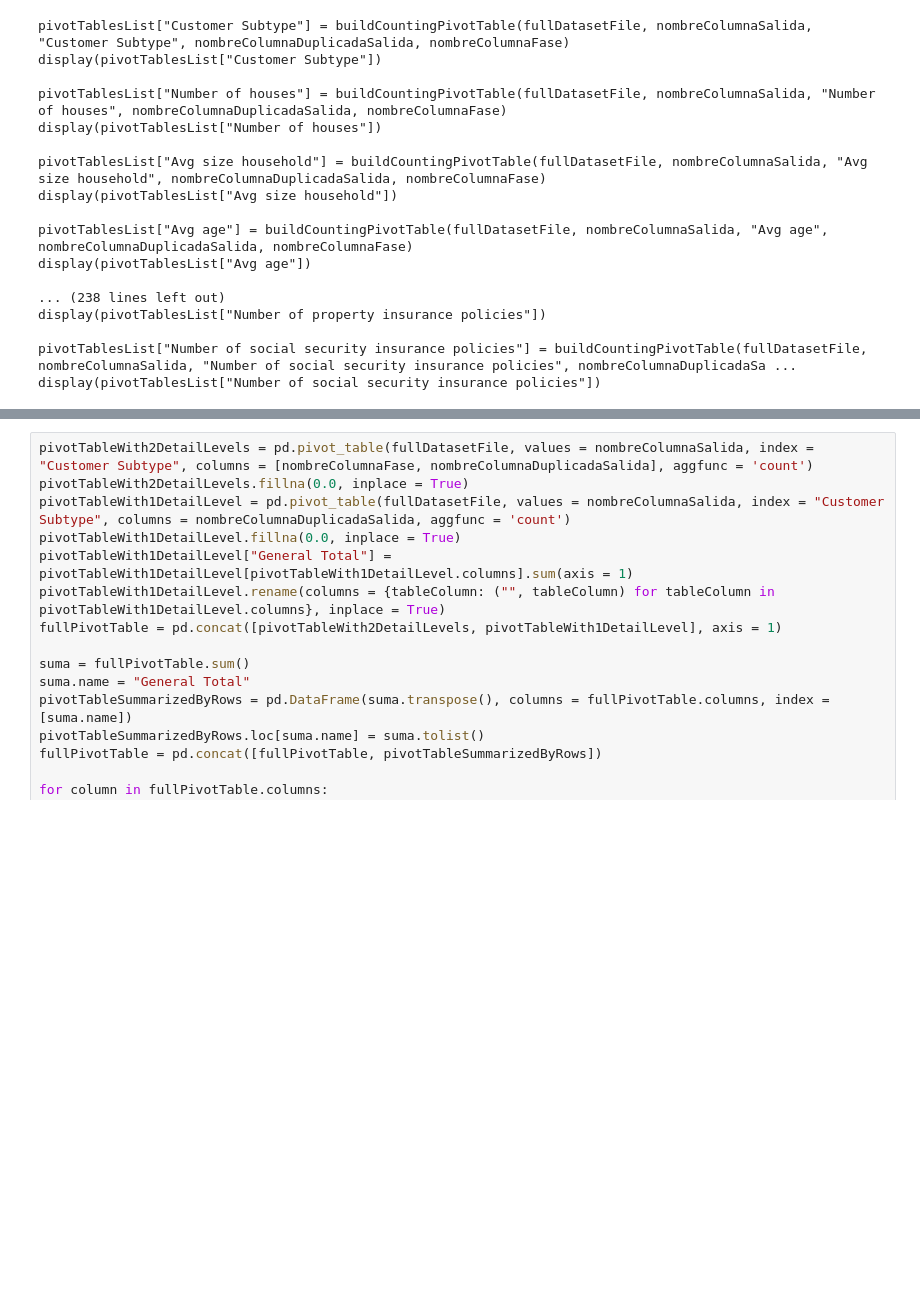
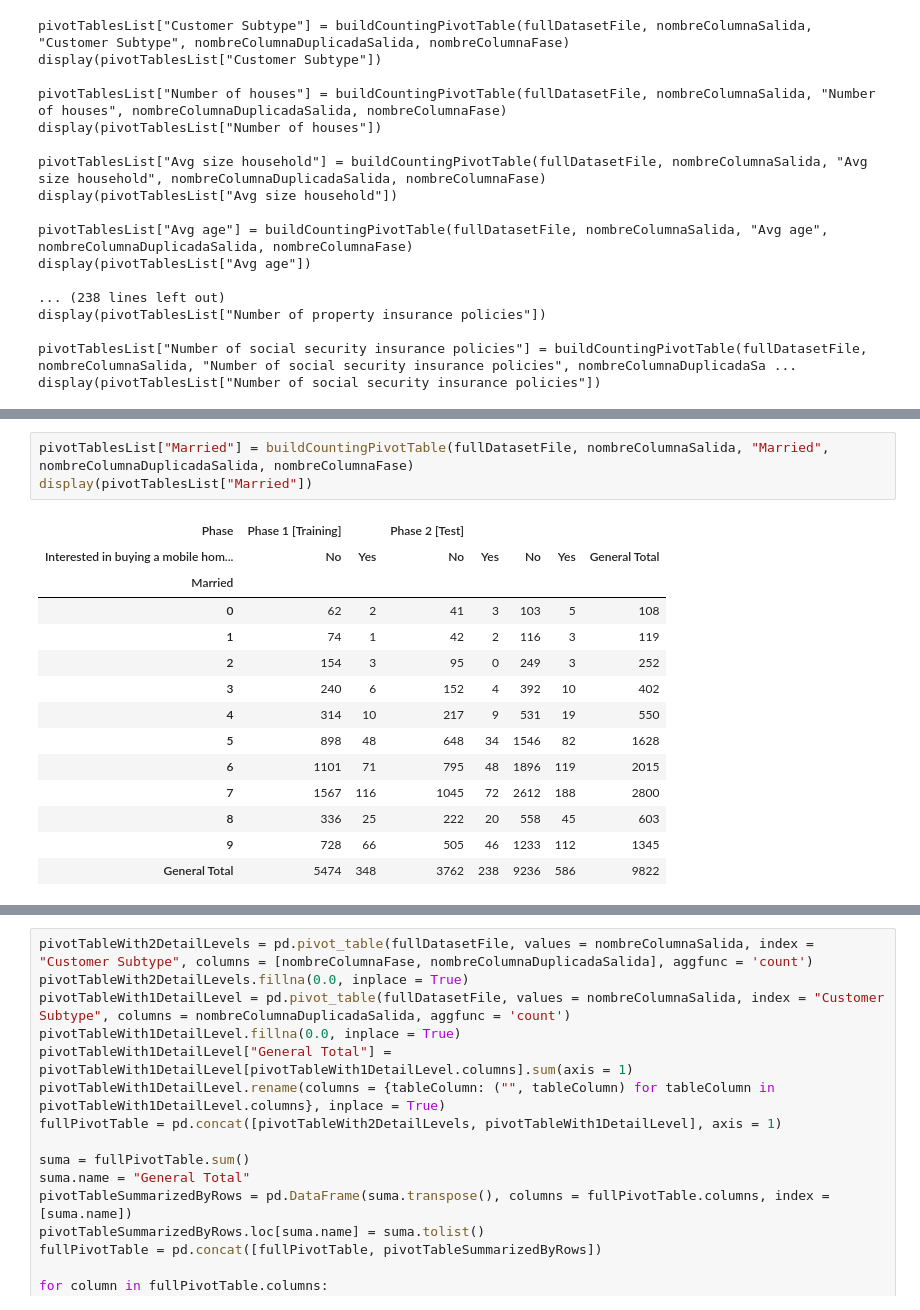
Before and after one commit to mamurciac/InsuranceCompanyPurchasePredictor, a Jupyter notebook: Análisis Preliminar de Datos.ipynb, the cells around one changed output, grey strips where cells are left out. Saved outputs shown, nothing was run; the diff lists cells and outputs as text; blank space fills up the shorter version.

```diff
--- a/Análisis Preliminar de Datos.ipynb
+++ b/Análisis Preliminar de Datos.ipynb
@@ -209,0 +260,18 @@ display(pivotTablesList["Customer main type"])
+# %%
+pivotTablesList["Married"] = buildCountingPivotTable(fullDatasetFile, nombreColumnaSalida, "Married", nombreColumnaDuplicadaSalida, nombreColumnaFase)
+display(pivotTablesList["Married"])
+# %% [output]
+| Phase | Phase 1 [Training] |  | Phase 2 [Test] |  |  |  |  |
+| Interested in buying a mobile hom... | No | Yes | No | Yes | No | Yes | General Total |
+| Married |  |  |  |  |  |  |  |
+| 0 | 62 | 2 | 41 | 3 | 103 | 5 | 108 |
+| 1 | 74 | 1 | 42 | 2 | 116 | 3 | 119 |
+| 2 | 154 | 3 | 95 | 0 | 249 | 3 | 252 |
+| 3 | 240 | 6 | 152 | 4 | 392 | 10 | 402 |
+| 4 | 314 | 10 | 217 | 9 | 531 | 19 | 550 |
+| 5 | 898 | 48 | 648 | 34 | 1546 | 82 | 1628 |
+| 6 | 1101 | 71 | 795 | 48 | 1896 | 119 | 2015 |
+| 7 | 1567 | 116 | 1045 | 72 | 2612 | 188 | 2800 |
+| 8 | 336 | 25 | 222 | 20 | 558 | 45 | 603 |
+| 9 | 728 | 66 | 505 | 46 | 1233 | 112 | 1345 |
+| General Total | 5474 | 348 | 3762 | 238 | 9236 | 586 | 9822 |
```
Also changed, not shown: parts of 85 cells of this notebook.
